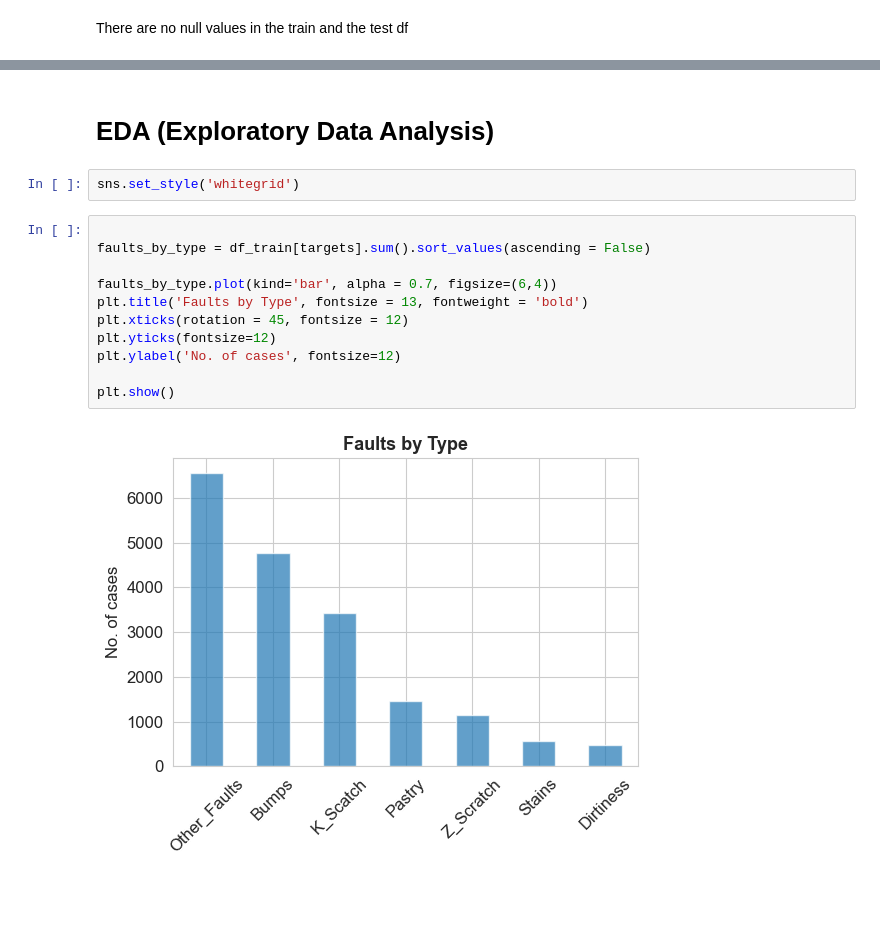
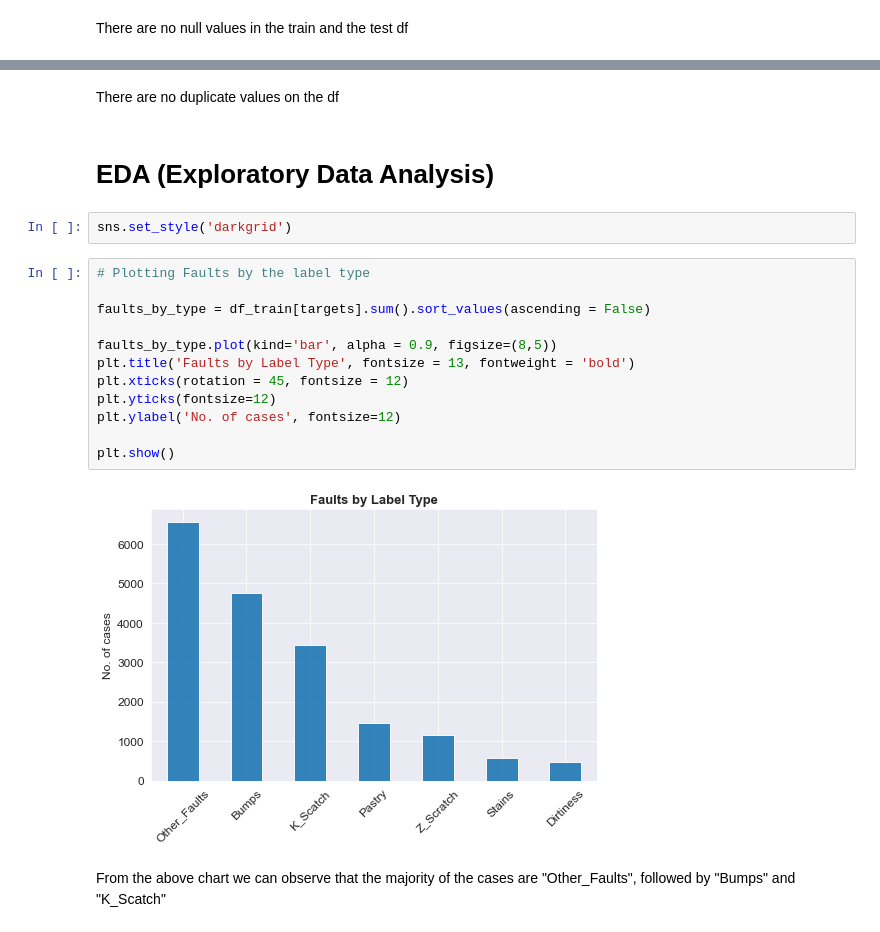
Before and after one commit to endritmustafa96/Steel-Plate-Defect-Prediction, a Jupyter notebook: Notebook/SteelPlateDefectPrediction_Kaggle.ipynb, the cells around one changed output, grey strips where cells are left out. Cells and saved outputs as stored; diff of their text form; blank space fills up the shorter version.

```diff
--- a/Notebook/SteelPlateDefectPrediction_Kaggle.ipynb
+++ b/Notebook/SteelPlateDefectPrediction_Kaggle.ipynb
@@ -130,22 +114,27 @@ df_train.duplicated().sum()
 # %% [output]
 0
+# %% [markdown]
+There are no duplicate values on the df
 # %% [markdown]
 # EDA (Exploratory Data Analysis)
 # %%
-sns.set_style('whitegrid')
+sns.set_style('darkgrid')
 # %%
+# Plotting Faults by the label type
 
 faults_by_type = df_train[targets].sum().sort_values(ascending = False)
 
-faults_by_type.plot(kind='bar', alpha = 0.7, figsize=(6,4))
-plt.title('Faults by Type', fontsize = 13, fontweight = 'bold')
+faults_by_type.plot(kind='bar', alpha = 0.9, figsize=(8,5))
+plt.title('Faults by Label Type', fontsize = 13, fontweight = 'bold')
 plt.xticks(rotation = 45, fontsize = 12)
 plt.yticks(fontsize=12)
 plt.ylabel('No. of cases', fontsize=12)
 
 plt.show()
 # %% [output]
-[figure, old version]
+[figure, new version]
+# %% [markdown]
+From the above chart we can observe that the majority of the cases are "Other_Faults", followed by "Bumps" and "K_Scatch"
 # %%
 # Plotting the heatmap of correlations between features
 
```
Also changed, not shown: parts of 36 cells of this notebook, 1 other file.
